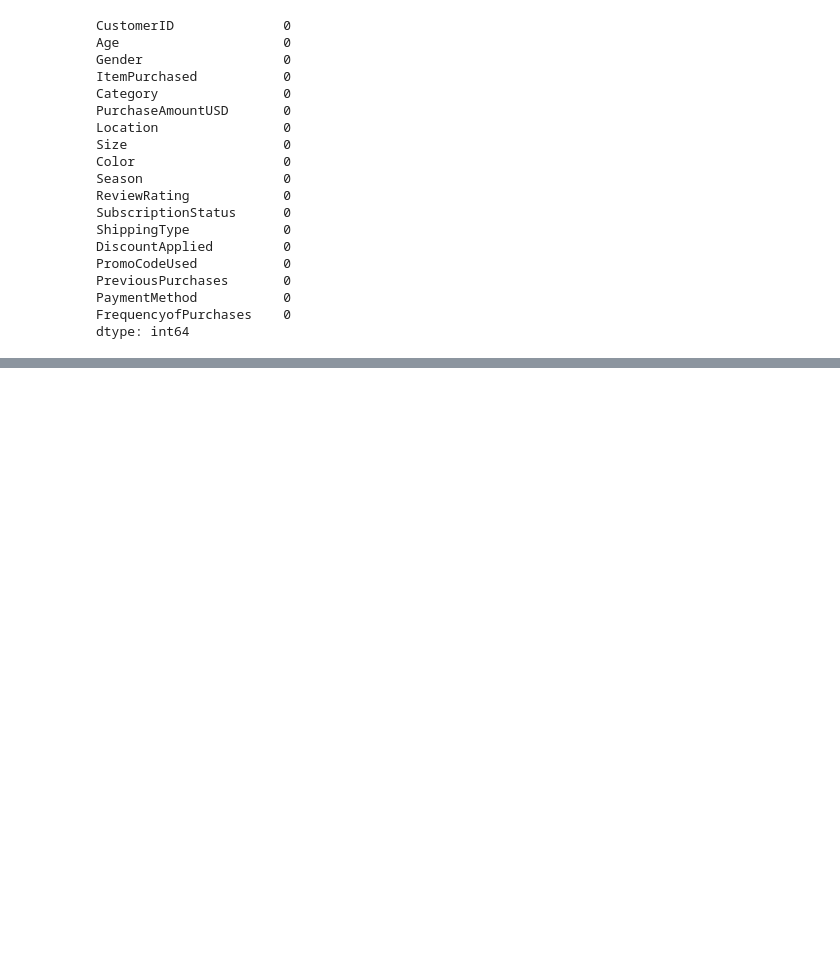
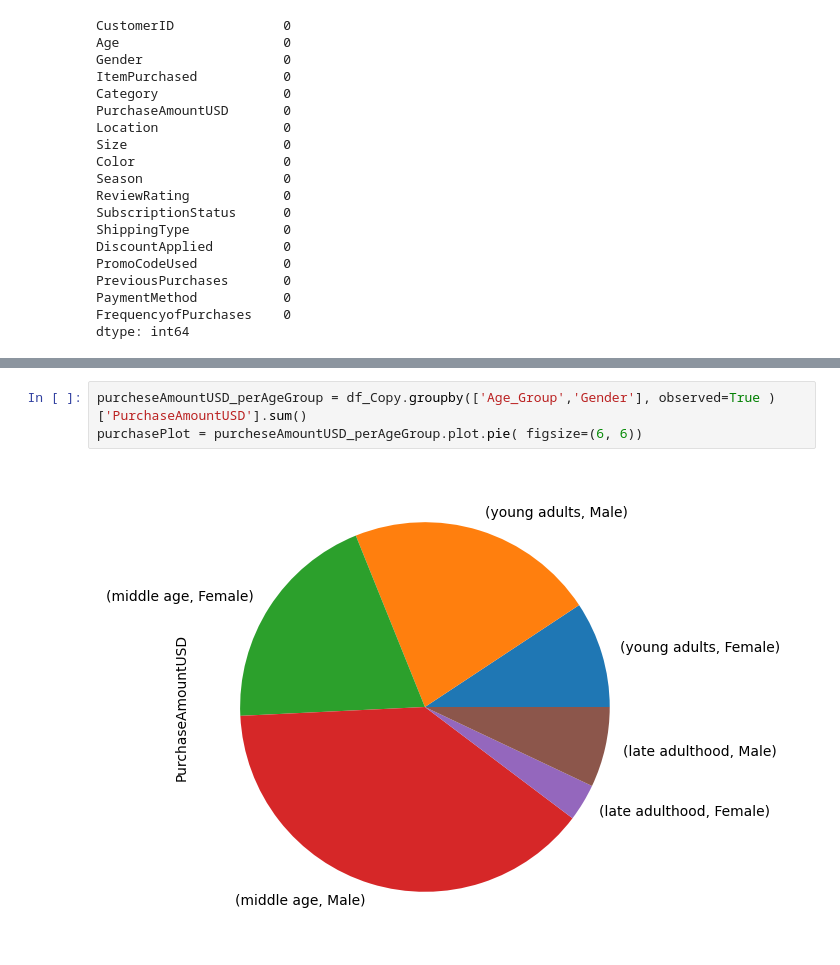
Before and after one commit to rachma24/ML-sose24, a Jupyter notebook: Abgabe1.ipynb, the cells around one changed output, grey strips where cells are left out. Drawn from its saved outputs; the diff is of its cells as text; blank space fills up the shorter version.

```diff
--- a/Abgabe1.ipynb
+++ b/Abgabe1.ipynb
@@ -366,0 +429,5 @@ pd.get_dummies(df[VARIABLES_TO_OHE])
+# %%
+purcheseAmountUSD_perAgeGroup = df_Copy.groupby(['Age_Group','Gender'], observed=True )['PurchaseAmountUSD'].sum()
+purchasePlot = purcheseAmountUSD_perAgeGroup.plot.pie( figsize=(6, 6))
+# %% [output]
+[figure, added]
```
Also changed, not shown: parts of 18 cells of this notebook, 3 other files.
